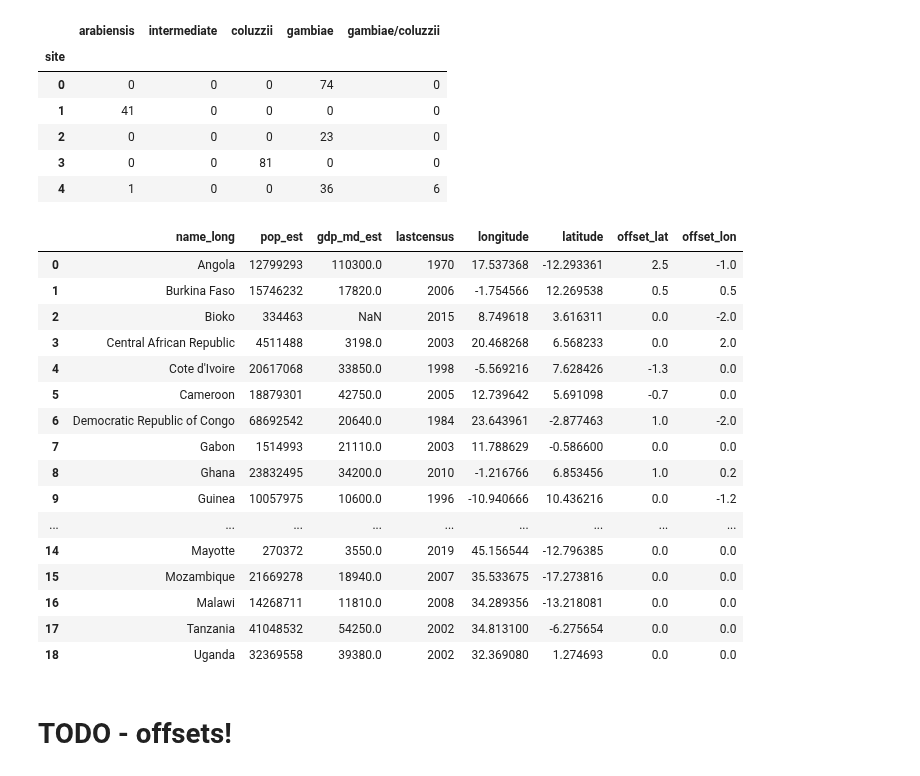
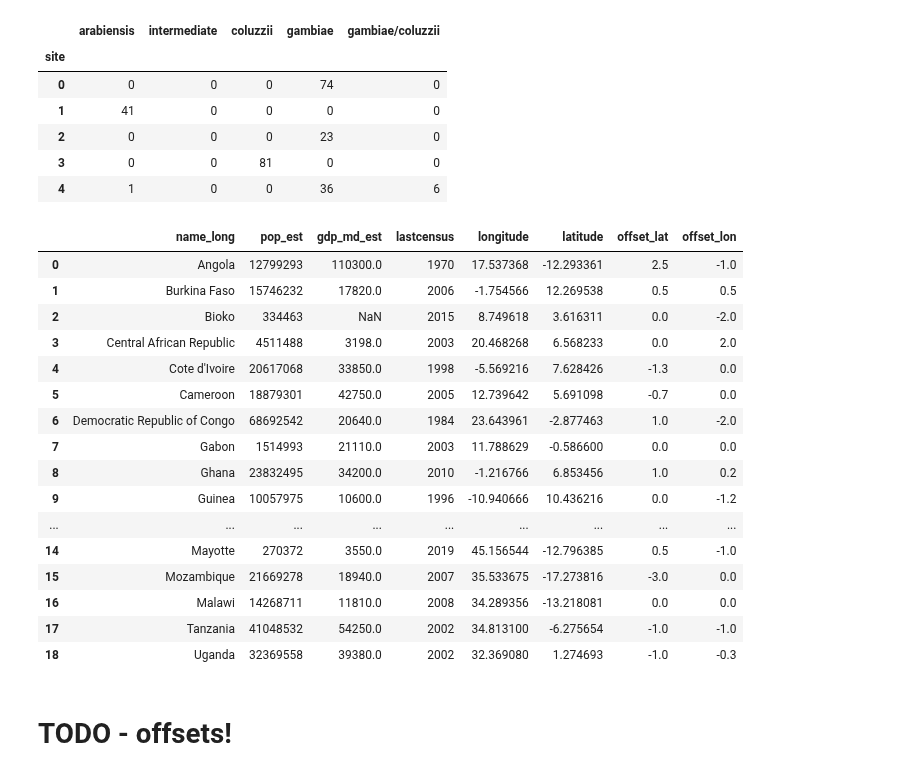
Before and after one commit to malariagen/ag1000g-phase3-data-paper, a Jupyter notebook: notebooks/ag1000g_phase3_collection_map_second_draft.ipynb, the cells around one changed output. Drawn from its saved outputs; the diff is of its cells as text; code cells hidden in the pictures.

```diff
--- a/notebooks/ag1000g_phase3_collection_map_second_draft.ipynb
+++ b/notebooks/ag1000g_phase3_collection_map_second_draft.ipynb
@@ -359,42 +359,57 @@ df_p3_centroids.loc[1, 'offset_lat'] = 0.5
 #The Gambia
 df_p3_centroids.loc[10, 'offset_lat'] = 3.5
 df_p3_centroids.loc[10, 'offset_lon'] = -1.0
-
-
+########
 #DRC
 df_p3_centroids.loc[6, 'offset_lat'] = 1.0
 df_p3_centroids.loc[6, 'offset_lon'] = -2.0
 #CAR
 df_p3_centroids.loc[3, 'offset_lat'] = 0.0
 df_p3_centroids.loc[3, 'offset_lon'] = 2.0
 #Cam
 df_p3_centroids.loc[5, 'offset_lat'] = -0.7
 df_p3_centroids.loc[5, 'offset_lon'] = 0.0
 #Bioko
 df_p3_centroids.loc[2, 'offset_lat'] = 0.0
 df_p3_centroids.loc[2, 'offset_lon'] = -2.0
 #Angola
 df_p3_centroids.loc[0, 'offset_lat'] = 2.5
 df_p3_centroids.loc[0, 'offset_lon'] = -1.0
+########
+#mozambique
+df_p3_centroids.loc[15, 'offset_lat'] = -3.0
+df_p3_centroids.loc[15, 'offset_lon'] = 0.0
+#mayotte
+df_p3_centroids.loc[14, 'offset_lat'] = 0.5
+df_p3_centroids.loc[14, 'offset_lon'] = -1.0
+#Tz
+df_p3_centroids.loc[17, 'offset_lat'] = -1
+df_p3_centroids.loc[17, 'offset_lon'] = -1
+#Kenya
+df_p3_centroids.loc[12, 'offset_lat'] = -2.5
+df_p3_centroids.loc[12, 'offset_lon'] = 1
+#uganda
+df_p3_centroids.loc[18, 'offset_lat'] = -1
+df_p3_centroids.loc[18, 'offset_lon'] = -0.3
 df_p3_centroids
 # %% [output]
 |  | name_long | pop_est | gdp_md_est | lastcensus | longitude | latitude | offset_lat | offset_lon |
 | 0 | Angola | 12799293 | 110300.0 | 1970 | 17.537368 | -12.293361 | 2.5 | -1.0 |
 | 1 | Burkina Faso | 15746232 | 17820.0 | 2006 | -1.754566 | 12.269538 | 0.5 | 0.5 |
 | 2 | Bioko | 334463 | NaN | 2015 | 8.749618 | 3.616311 | 0.0 | -2.0 |
 | 3 | Central African Republic | 4511488 | 3198.0 | 2003 | 20.468268 | 6.568233 | 0.0 | 2.0 |
 | 4 | Cote d'Ivoire | 20617068 | 33850.0 | 1998 | -5.569216 | 7.628426 | -1.3 | 0.0 |
 | 5 | Cameroon | 18879301 | 42750.0 | 2005 | 12.739642 | 5.691098 | -0.7 | 0.0 |
 | 6 | Democratic Republic of Congo | 68692542 | 20640.0 | 1984 | 23.643961 | -2.877463 | 1.0 | -2.0 |
 | 7 | Gabon | 1514993 | 21110.0 | 2003 | 11.788629 | -0.586600 | 0.0 | 0.0 |
 | 8 | Ghana | 23832495 | 34200.0 | 2010 | -1.216766 | 6.853456 | 1.0 | 0.2 |
 | 9 | Guinea | 10057975 | 10600.0 | 1996 | -10.940666 | 10.436216 | 0.0 | -1.2 |
 | ... | ... | ... | ... | ... | ... | ... | ... | ... |
-| 14 | Mayotte | 270372 | 3550.0 | 2019 | 45.156544 | -12.796385 | 0.0 | 0.0 |
-| 15 | Mozambique | 21669278 | 18940.0 | 2007 | 35.533675 | -17.273816 | 0.0 | 0.0 |
+| 14 | Mayotte | 270372 | 3550.0 | 2019 | 45.156544 | -12.796385 | 0.5 | -1.0 |
+| 15 | Mozambique | 21669278 | 18940.0 | 2007 | 35.533675 | -17.273816 | -3.0 | 0.0 |
 | 16 | Malawi | 14268711 | 11810.0 | 2008 | 34.289356 | -13.218081 | 0.0 | 0.0 |
-| 17 | Tanzania | 41048532 | 54250.0 | 2002 | 34.813100 | -6.275654 | 0.0 | 0.0 |
-| 18 | Uganda | 32369558 | 39380.0 | 2002 | 32.369080 | 1.274693 | 0.0 | 0.0 |
+| 17 | Tanzania | 41048532 | 54250.0 | 2002 | 34.813100 | -6.275654 | -1.0 | -1.0 |
+| 18 | Uganda | 32369558 | 39380.0 | 2002 | 32.369080 | 1.274693 | -1.0 | -0.3 |
 # %%
 alternate_names = {
     "Central African Republic": "Central African Republic".replace(" ", "\n"),
```
Also changed, not shown: parts of 9 cells of this notebook, 5 other files.
